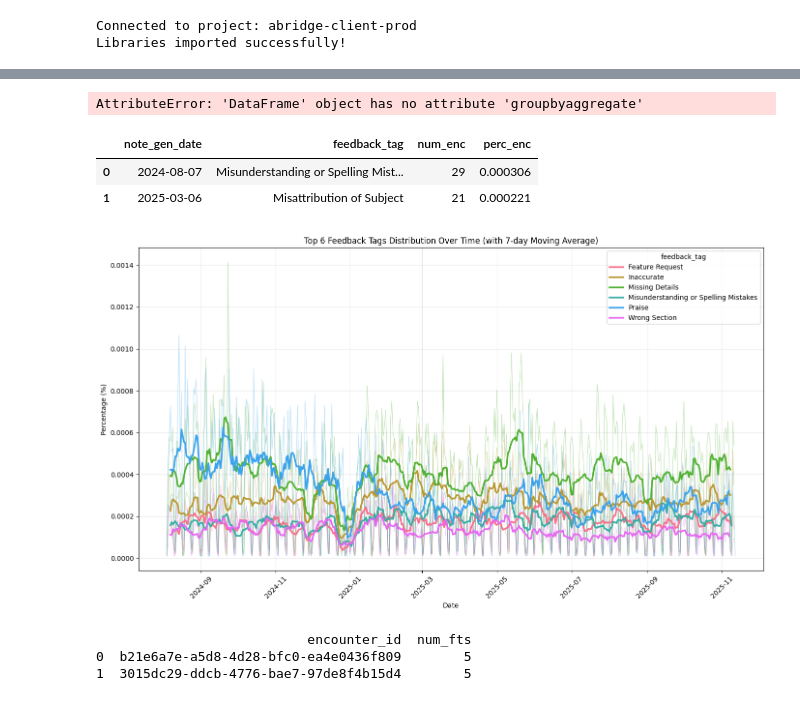
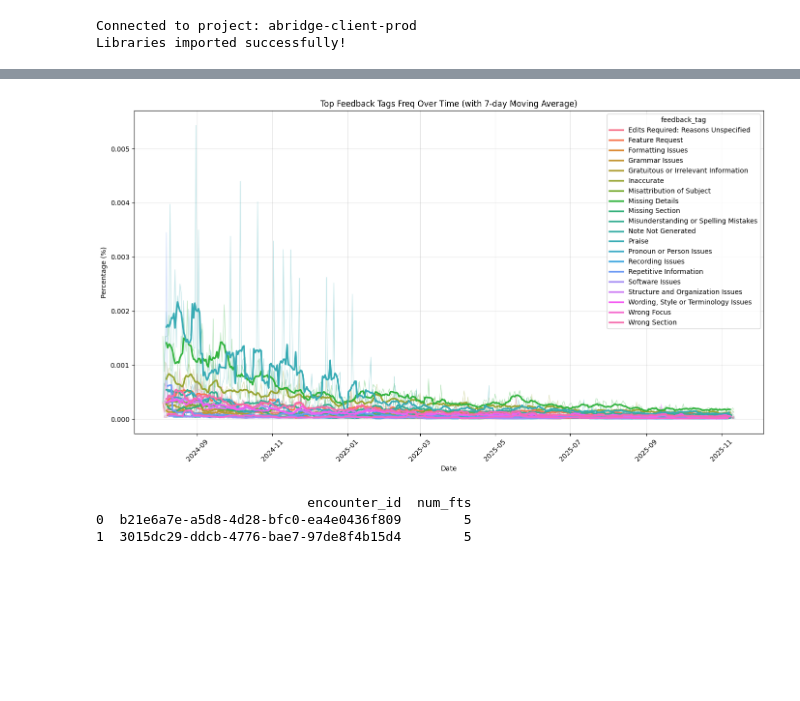
Before and after one commit to maggiechen-abridge/analyses, a Jupyter notebook: feedback/feedback.ipynb, the cells around one changed output, grey strips where cells are left out. Saved outputs shown, nothing was run; the diff lists cells and outputs as text; code cells hidden in the pictures; blank space fills up the shorter version.

Commit message:
add function to plot feedback freq

```diff
--- a/feedback/feedback.ipynb
+++ b/feedback/feedback.ipynb
@@ -22,62 +87,73 @@ Libraries imported successfully!
 # %%
-query0= '''select
+query0= '''
+with ft as (
+select
   date(note_generated_date) as note_gen_date,
   feedback_tag,
   count(distinct encounter_id) as num_enc
 FROM `abridge-client-prod.dbt_prod.tblEncounter` ,
 UNNEST(feedback_tags) AS feedback_tag
 where feedback_tags is not null
-group by 1, 2'''
+group by 1, 2),
+
+enc_day as (
+select
+  date(note_generated_date) as note_gen_date,
+  count(distinct encounter_id) as num_enc_day
+FROM `abridge-client-prod.dbt_prod.tblEncounter`
+group by 1
+)
+
+select
+  enc_day.note_gen_date,
+  enc_day.num_enc_day,
+  ft.feedback_tag,
+  ft.num_enc
+from enc_day=
+inner join ft on enc_day.note_gen_date = ft.note_gen_date
+'''
 feedback_df = client.query(query0).to_dataframe()
 
 df = feedback_df.copy()
 # %%
 # number of encounters per day
-tot_enc_day = df.groupby('note_gen_date')['num_enc'].sum()
-df['perc_enc'] = df.num_enc/tot_enc
-print(tot_enc)
+df.head(2)
+df['perc_enc'] = df.num_enc/df.num_enc_day
+# print(tot_enc)
-# %% [output]
-AttributeError: 'DataFrame' object has no attribute 'groupbyaggregate'
-# %%
-df.head(2)
-# %% [output]
-|  | note_gen_date | feedback_tag | num_enc | perc_enc |
-| 0 | 2024-08-07 | Misunderstanding or Spelling Mist... | 29 | 0.000306 |
-| 1 | 2025-03-06 | Misattribution of Subject | 21 | 0.000221 |
 # %%
 # Get top 6 tags and filter data
-top_tags = df.groupby('feedback_tag')['num_enc'].sum().nlargest(6).index
+top_tags = df.groupby('feedback_tag')['num_enc'].sum().nlargest(20).index
 top_merged = df[df['feedback_tag'].isin(top_tags)].copy()
 
 # Convert date to datetime for proper sorting
 top_merged['note_gen_date'] = pd.to_datetime(top_merged['note_gen_date'])
 
 # Sort by tag and date, then calculate 7-day moving average using groupby
 top_merged = top_merged.sort_values(['feedback_tag', 'note_gen_date'])
 top_merged['perc_enc_7ma'] = top_merged.groupby('feedback_tag')['perc_enc'].transform(
     lambda x: x.rolling(window=7, center=True).mean()
 )
 
 # Plot with seaborn
 plt.figure(figsize=(14, 8))
 
 # Original data (lighter lines)
 sns.lineplot(data=top_merged, x='note_gen_date', y='perc_enc',
              hue='feedback_tag', alpha=0.3, linewidth=1, legend=False)
 
 # 7-day moving average (bold lines)
 sns.lineplot(data=top_merged, x='note_gen_date', y='perc_enc_7ma',
              hue='feedback_tag', linewidth=2.5)
 
 plt.xlabel('Date')
 plt.ylabel('Percentage (%)')
-plt.title('Top 6 Feedback Tags Distribution Over Time (with 7-day Moving Average)')
+plt.title('Top Feedback Tags Freq Over Time (with 7-day Moving Average)')
 plt.xticks(rotation=45)
 plt.grid(True, alpha=0.3)
 plt.tight_layout()
 plt.show()
 # %% [output]
-[figure, old version]
+[figure, new version]
 # %%
 # look at distribution of tags/encounter
 query0= '''select
```
Also changed, not shown: parts of 3 cells of this notebook, 1 other file.
